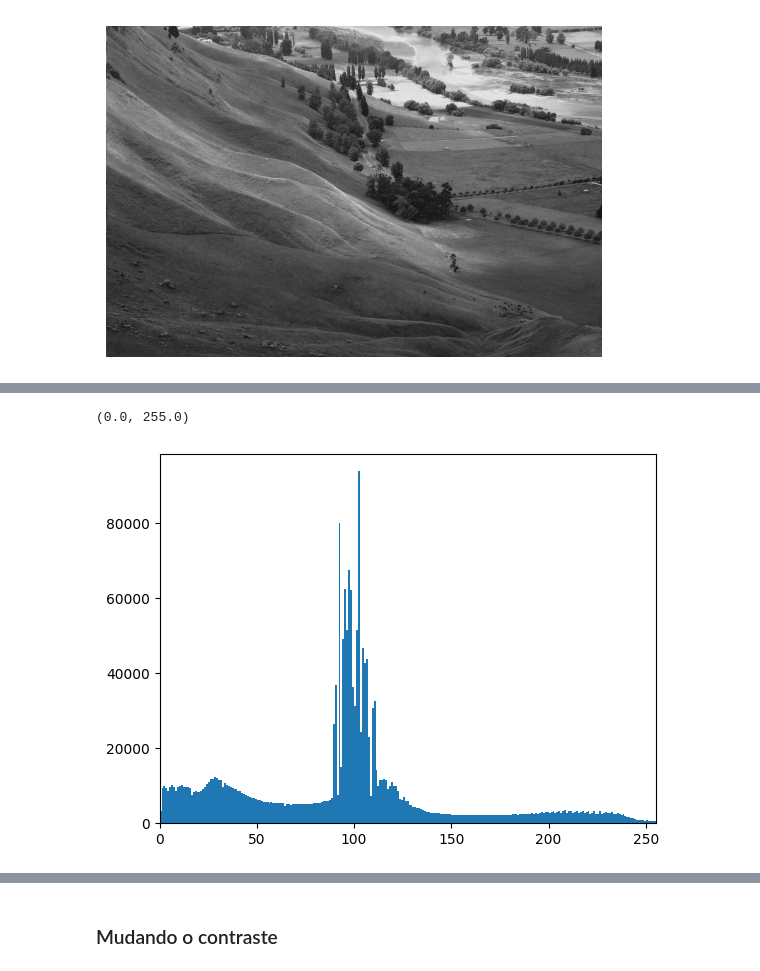
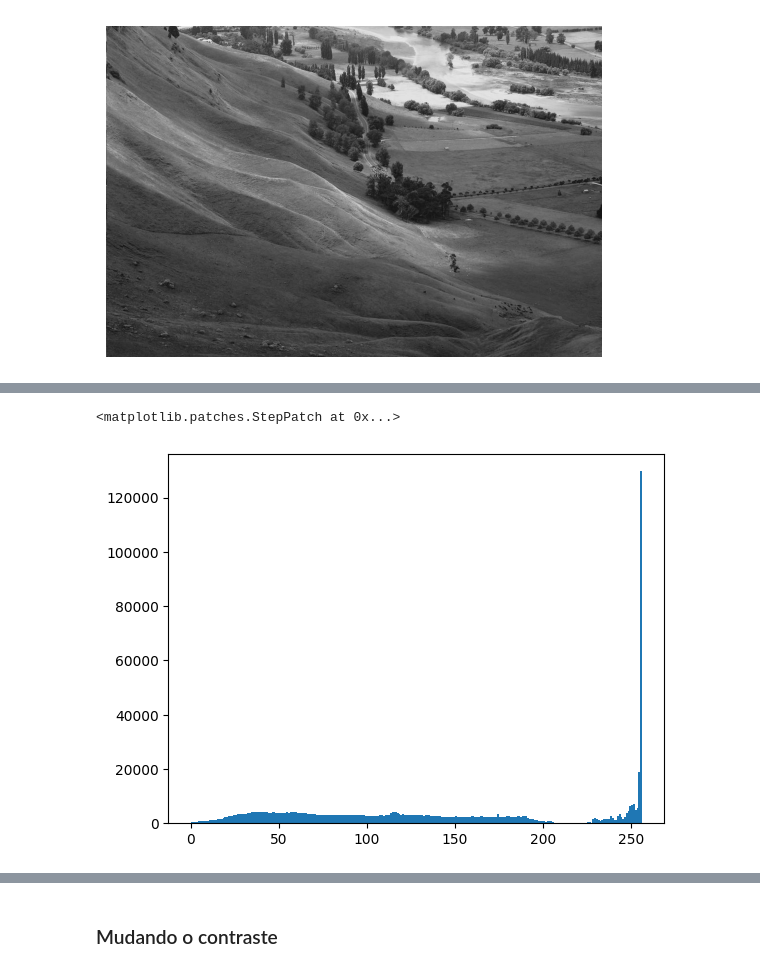
Before and after one commit to pedromazim/visao, a Jupyter notebook: visao_histograma.ipynb, the cells around one changed output, grey strips where cells are left out. Drawn from its saved outputs; the diff is of its cells as text; code cells hidden in the pictures.

```diff
--- a/visao_histograma.ipynb
+++ b/visao_histograma.ipynb
@@ -22,3 +22,10 @@ def make_gray(img, weights):
     img_recol = weights[0]*img[:,:,0] + weights[1]*img[:,:,1] + weights[2]*img[:,:,2]
 
     return img_recol
+# %%
+def histogram(img):
+    bins = np.arange(256)
+    counts = np.zeros_like(bins)
+    for b in bins:
+        counts[b] = np.where(img==b)[0].size
+    return counts
@@ -27,5 +42,7 @@ def make_gray(img, weights):
 # %%
 img = io.imread('https://github.com/pedromazim/visao/blob/main/Unequalized_Hawkes_Bay_NZ.jpg?raw=true')
 img2 = io.imread('https://github.com/pedromazim/visao/blob/fb3dbd4675ced5418436f2656f2c2f781a73c84a/MtTahoma.bmp?raw=True')
+img3 = io.imread('https://github.com/pedromazim/visao/blob/main/Image_processing_pre_otsus_algorithm.jpg?raw=true')
 # %%
 img = make_gray(img, [1/3,1/3,1/3])
+img3 = make_gray(img3, [1/3,1/3,1/3])
@@ -82,10 +99,9 @@ pt.axis('off')
 # %%
-counts, bins = np.histogram(img2, bins=np.arange(0,256))
-pt.stairs(counts, bins, fill=True)
-pt.xlim(0,255)
+counts = histogram(img3)
+pt.stairs(counts, fill=True)
 # %% [output]
-(0.0, 255.0)
+<matplotlib.patches.StepPatch at 0x...>
-[figure, old version]
+[figure, new version]
 # %%
 @jit(nopython=True, looplift=True)
 def compress_img(img, counts):
```
Also changed, not shown: parts of 34 cells of this notebook.
